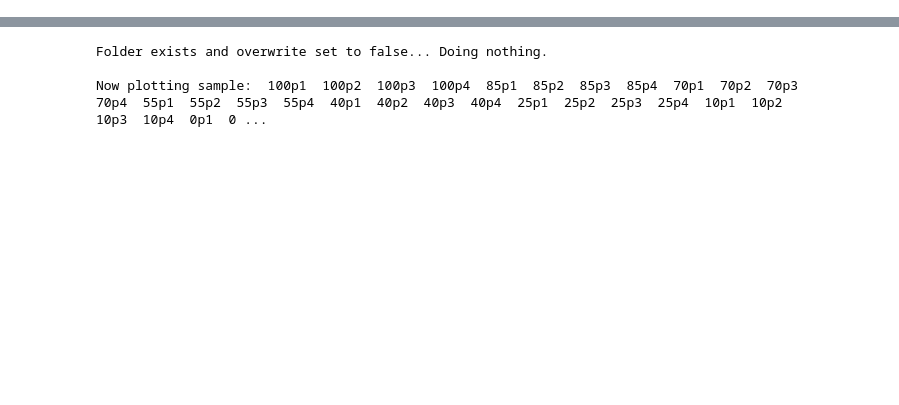
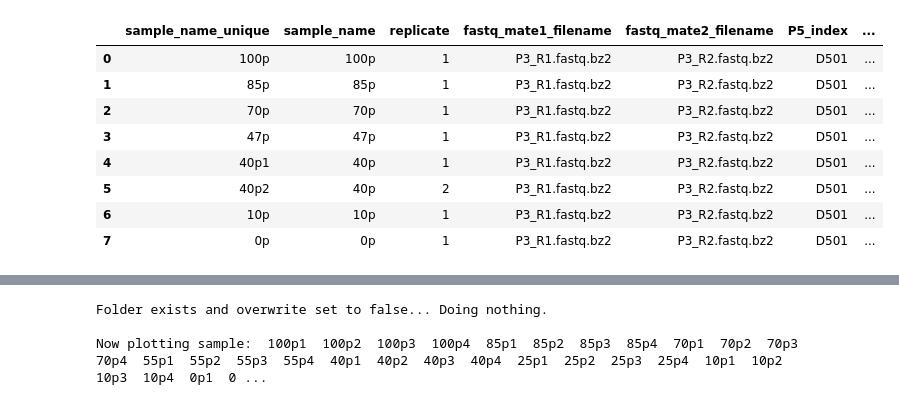
Before and after one commit to krdav/tRNA-charge-seq, a Jupyter notebook: projects/example/process_data.ipynb, the cells around one changed output, grey strips where cells are left out. Cells and saved outputs as stored; diff of their text form; code cells hidden in the pictures; blank space fills up the shorter version.

```diff
--- a/projects/example/process_data.ipynb
+++ b/projects/example/process_data.ipynb
@@ -238,0 +129,4 @@ Collecting stats from:  100p1  100p2  100p3  100p4  85p2  85p3  85p4  85p1  70p2
+# %%
+index_list_fnam = 'index_list.xlsx'
+index_list_path = '{}/utils/{}'.format(homedir, index_list_fnam)
+assert(os.path.isfile(index_list_path))
@@ -238,0 +167,5 @@ Collecting stats from:  100p1  100p2  100p3  100p4  85p2  85p3  85p4  85p1  70p2
+# %%
+# Read tRNA database information (length, codon etc) into dictionary:
+tRNA_data = read_tRNAdb_info(tRNA_database)
+# Read index information into dataframe:
+index_df = pd.read_excel(index_list_path)
@@ -238,0 +176,4 @@ Collecting stats from:  100p1  100p2  100p3  100p4  85p2  85p3  85p4  85p1  70p2
+# %%
+sample_list_fnam = 'sample_list.xlsx'
+sample_df = pd.read_excel('{}/{}'.format(NBdir, sample_list_fnam))
+sample_df.head(2)
@@ -238,0 +277,12 @@ Collecting stats from:  100p1  100p2  100p3  100p4  85p2  85p3  85p4  85p1  70p2
+# %%
+sample_df
+# %% [output]
+|  | sample_name_unique | sample_name | replicate | fastq_mate1_filename | fastq_mate2_filename | P5_index | ... |
+| 0 | 100p | 100p | 1 | P3_R1.fastq.bz2 | P3_R2.fastq.bz2 | D501 | ... |
+| 1 | 85p | 85p | 1 | P3_R1.fastq.bz2 | P3_R2.fastq.bz2 | D501 | ... |
+| 2 | 70p | 70p | 1 | P3_R1.fastq.bz2 | P3_R2.fastq.bz2 | D501 | ... |
+| 3 | 47p | 47p | 1 | P3_R1.fastq.bz2 | P3_R2.fastq.bz2 | D501 | ... |
+| 4 | 40p1 | 40p | 1 | P3_R1.fastq.bz2 | P3_R2.fastq.bz2 | D501 | ... |
+| 5 | 40p2 | 40p | 2 | P3_R1.fastq.bz2 | P3_R2.fastq.bz2 | D501 | ... |
+| 6 | 10p | 10p | 1 | P3_R1.fastq.bz2 | P3_R2.fastq.bz2 | D501 | ... |
+| 7 | 0p | 0p | 1 | P3_R1.fastq.bz2 | P3_R2.fastq.bz2 | D501 | ... |
```
Also changed, not shown: parts of 79 cells of this notebook, 3 other files.
